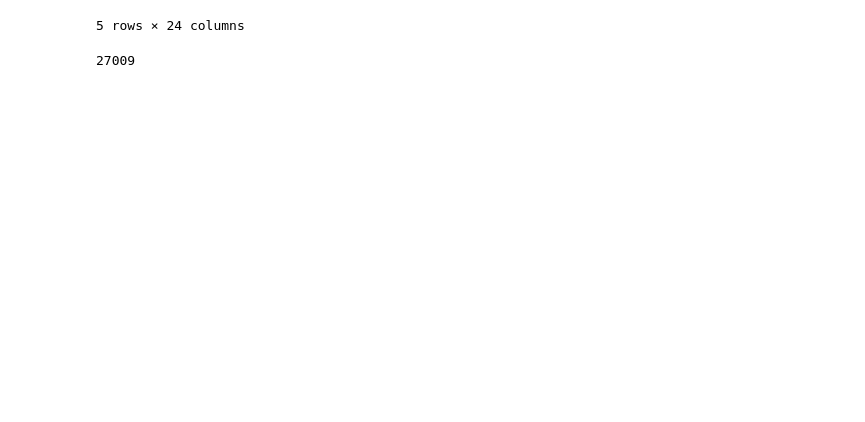
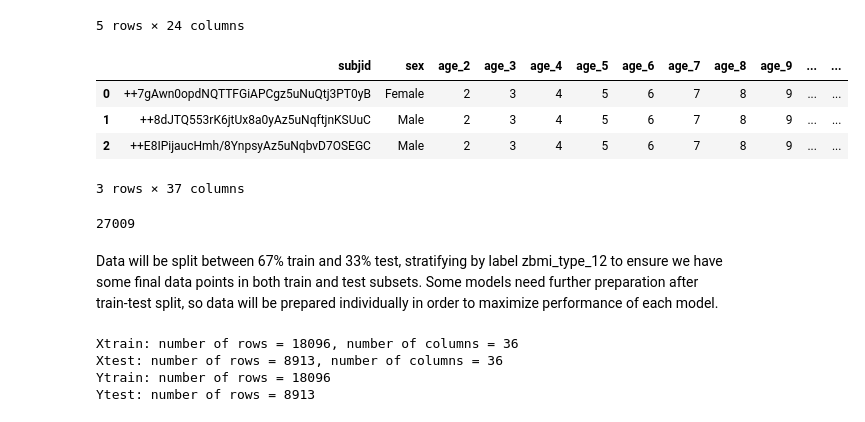
Before and after one commit to Marc-CC/Teen-Obesity-predictor-App, a Jupyter notebook: ML_models_tfm.ipynb, the cells around one changed output. Saved outputs shown, nothing was run; the diff lists cells and outputs as text; code cells hidden in the pictures; blank space fills up the shorter version.

Commit message:
Added age columns and train-test-split

```diff
--- a/ML_models_tfm.ipynb
+++ b/ML_models_tfm.ipynb
@@ -220,8 +221,34 @@ pivot_data.head(5)
 | 3 | ++TMQDydqMEDVhkvMZorEAz5uNqfvTjPSUCE | Male | NaN | 1.45 | 1.54 | NaN | 2.03 | NaN | NaN | NaN | ... | ... |
 | 4 | ++Tuo70jTBg1CFM1eHHrLwz5uNqRtD/LTUiA | Female | NaN | NaN | NaN | NaN | 0.97 | NaN | 1.19 | NaN | ... | ... |
 5 rows × 24 columns
+# %%
+# Add ages again
+names = ["age_" + str(x) for x in range(2, 13, 1)]
+ages = [x for x in range(2, 13, 1)]
+age_dict = dict(zip(names, ages))
+
+for agename, agevalue in age_dict.items():
+    pivot_data[agename] = agevalue
+
+# Reorder columns
+age_cols = [col for col in pivot_data.columns if 'age' in col]
+
+pivot_data = pivot_data[["subjid", "sex"] +
+                        age_cols +
+                        [col for col in pivot_data.columns if col not in age_cols] or ["subjid", "sex"]]
+
+pivot_data.head(3)
+# %% [output]
+|  | subjid | sex | age_2 | age_3 | age_4 | age_5 | age_6 | age_7 | age_8 | age_9 | ... | ... |
+| 0 | ++7gAwn0opdNQTTFGiAPCgz5uNuQtj3PT0yB | Female | 2 | 3 | 4 | 5 | 6 | 7 | 8 | 9 | ... | ... |
+| 1 | ++8dJTQ553rK6jtUx8a0yAz5uNqftjnKSUuC | Male | 2 | 3 | 4 | 5 | 6 | 7 | 8 | 9 | ... | ... |
+| 2 | ++E8IPijaucHmh/8YnpsyAz5uNqbvD7OSEGC | Male | 2 | 3 | 4 | 5 | 6 | 7 | 8 | 9 | ... | ... |
+3 rows × 37 columns
 # %%
 # Check if the patient number is not affected
 len(pivot_data)
 # %% [output]
 27009
+# %% [markdown]
+Data will be split between 67% train and 33% test, stratifying by label zbmi_type_12 to ensure we have some final data points in both train and test subsets.
+Some models need further preparation after train-test split, so data will be prepared individually in order to maximize performance of each model.
@@ -227,0 +265,11 @@ len(pivot_data)
+# %%
+# Dataframe shapes
+print(f"Xtrain: number of rows = {xtrain.shape[0]}, number of columns = {xtrain.shape[1]}")
+print(f"Xtest: number of rows = {xtest.shape[0]}, number of columns = {xtest.shape[1]}")
+print(f"Ytrain: number of rows = {ytrain.shape[0]}")
+print(f"Ytest: number of rows = {ytest.shape[0]}")
+# %% [output]
+Xtrain: number of rows = 18096, number of columns = 36
+Xtest: number of rows = 8913, number of columns = 36
+Ytrain: number of rows = 18096
+Ytest: number of rows = 8913
```
Also changed, not shown: parts of 2 cells of this notebook.
